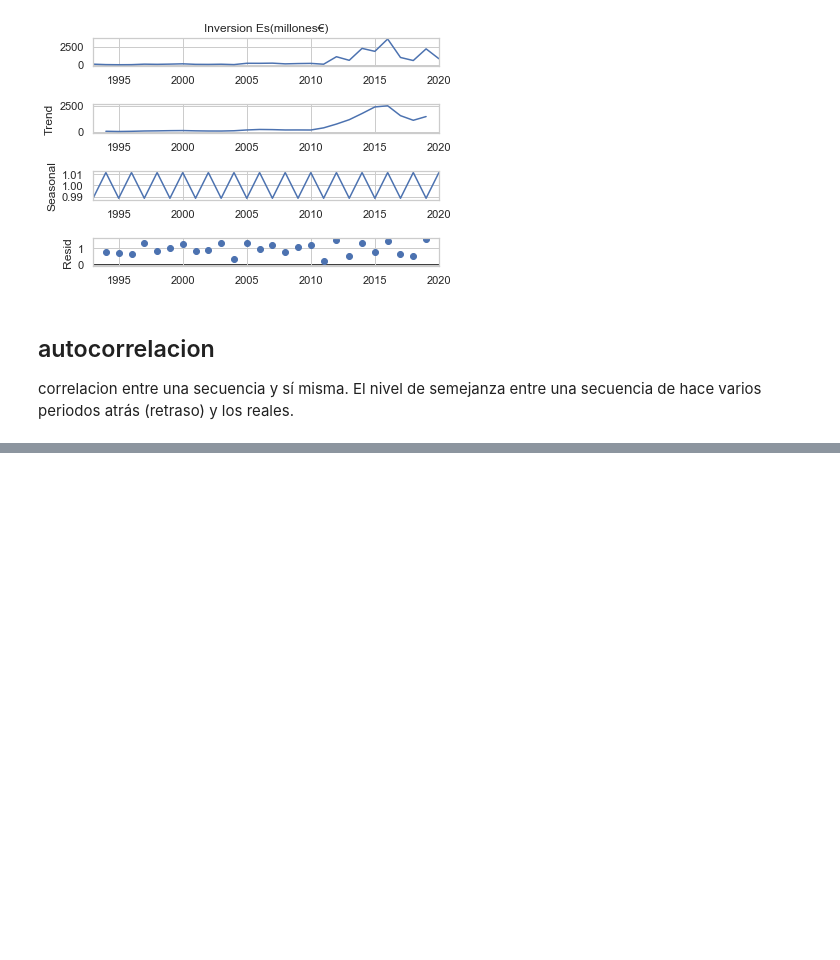
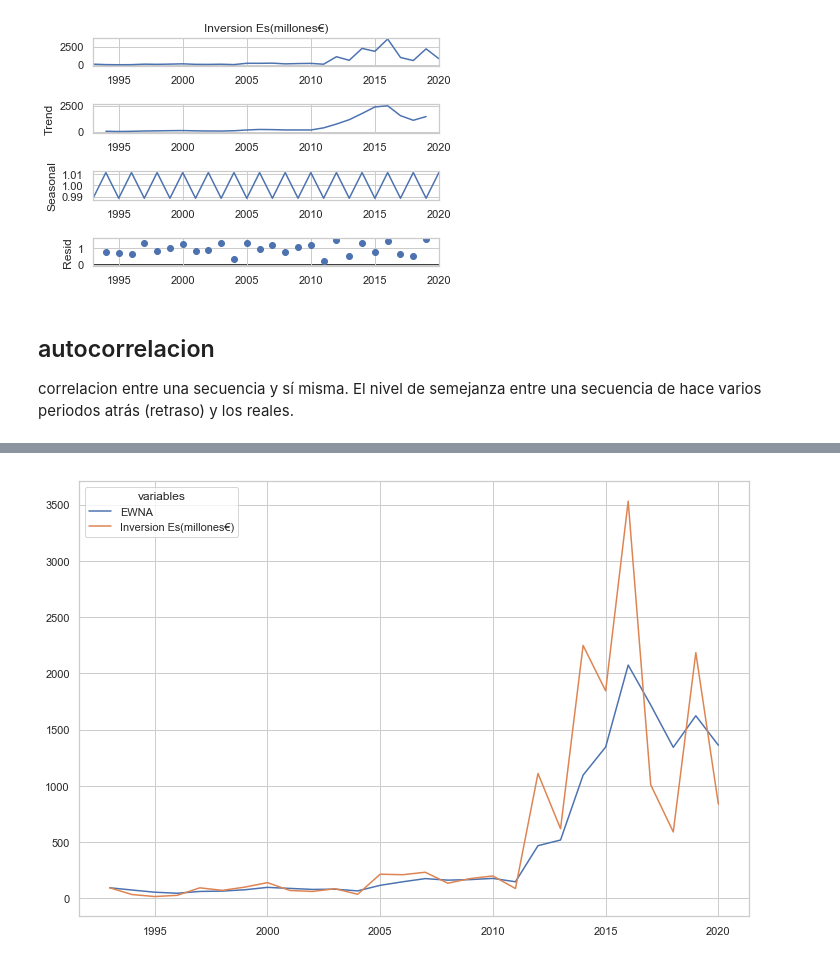
Before and after one commit to Afri-cola/Kschool-TFM, a Jupyter notebook: Inversion ES.ipynb, the cells around one changed output, grey strips where cells are left out. Cells and saved outputs as stored; diff of their text form; code cells hidden in the pictures; blank space fills up the shorter version.

```diff
--- a/Inversion ES.ipynb
+++ b/Inversion ES.ipynb
@@ -426,0 +459,6 @@ plt.show()
+# %%
+df_mex['EWNA'] = df_mex['Inversion Es(millones€)'].ewm(span=5,adjust=False).mean() #Span corresponde a lo que comúnmente se llama un "promedio móvil de N-períodos"
+# %%
+df_mex[['EWNA', 'Inversion Es(millones€)']].plot(figsize=(12,8));
+# %% [output]
+[figure, added]
```
Also changed, not shown: parts of 11 cells of this notebook.
